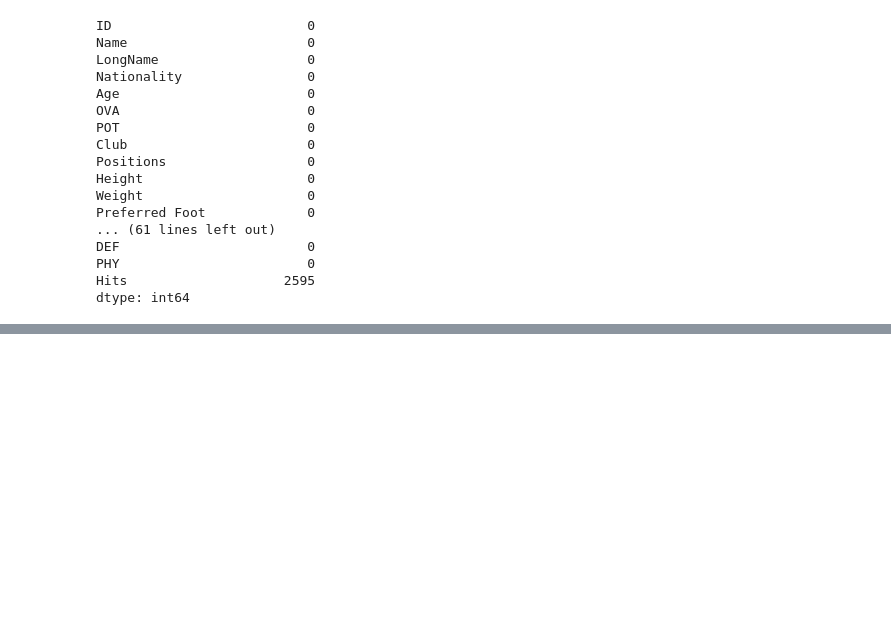
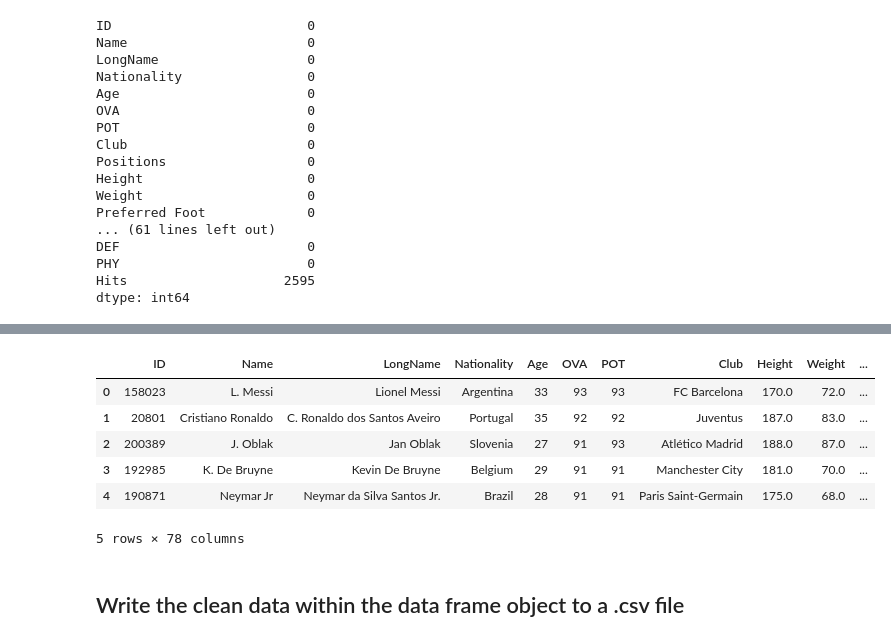
Before and after one commit to JohnRB93/FIFA_Data_Cleaning_Exploration, a Jupyter notebook: fifa_raw_data_cleaning.ipynb, the cells around one changed output, grey strips where cells are left out. Saved outputs shown, nothing was run; the diff lists cells and outputs as text; code cells hidden in the pictures; blank space fills up the shorter version.

Commit message:
Adjustments made to the notebook for better data cleaning

```diff
--- a/fifa_raw_data_cleaning.ipynb
+++ b/fifa_raw_data_cleaning.ipynb
@@ -210,2 +223,20 @@ df.head()
+# %%
+# Move the new position columns before the 'Best Postition' column
+columns = df.columns.tolist()
+columns.insert(columns.index('Best Position'), columns.pop(columns.index('Position 1')))
+columns.insert(columns.index('Best Position'), columns.pop(columns.index('Position 2')))
+columns.insert(columns.index('Best Position'), columns.pop(columns.index('Position 3')))
+df = df[columns]
+df.head()
+# %% [output]
+|  | ID | Name | LongName | Nationality | Age | OVA | POT | Club | Height | Weight | ... |
+| 0 | 158023 | L. Messi | Lionel Messi | Argentina | 33 | 93 | 93 | FC Barcelona | 170.0 | 72.0 | ... |
+| 1 | 20801 | Cristiano Ronaldo | C. Ronaldo dos Santos Aveiro | Portugal | 35 | 92 | 92 | Juventus | 187.0 | 83.0 | ... |
+| 2 | 200389 | J. Oblak | Jan Oblak | Slovenia | 27 | 91 | 93 | Atlético Madrid | 188.0 | 87.0 | ... |
+| 3 | 192985 | K. De Bruyne | Kevin De Bruyne | Belgium | 29 | 91 | 91 | Manchester City | 181.0 | 70.0 | ... |
+| 4 | 190871 | Neymar Jr | Neymar da Silva Santos Jr. | Brazil | 28 | 91 | 91 | Paris Saint-Germain | 175.0 | 68.0 | ... |
+5 rows × 78 columns
+# %% [markdown]
+## Write the clean data within the data frame object to a .csv file
 # %%
 df.to_csv(r'C:\Users\john_\projects\FIFA_Data_Cleaning_Exploration\fifa_clean_data.csv', mode='w', encoding='UTF-16')
```
Also changed, not shown: parts of 1 cell of this notebook, 2 other files.
